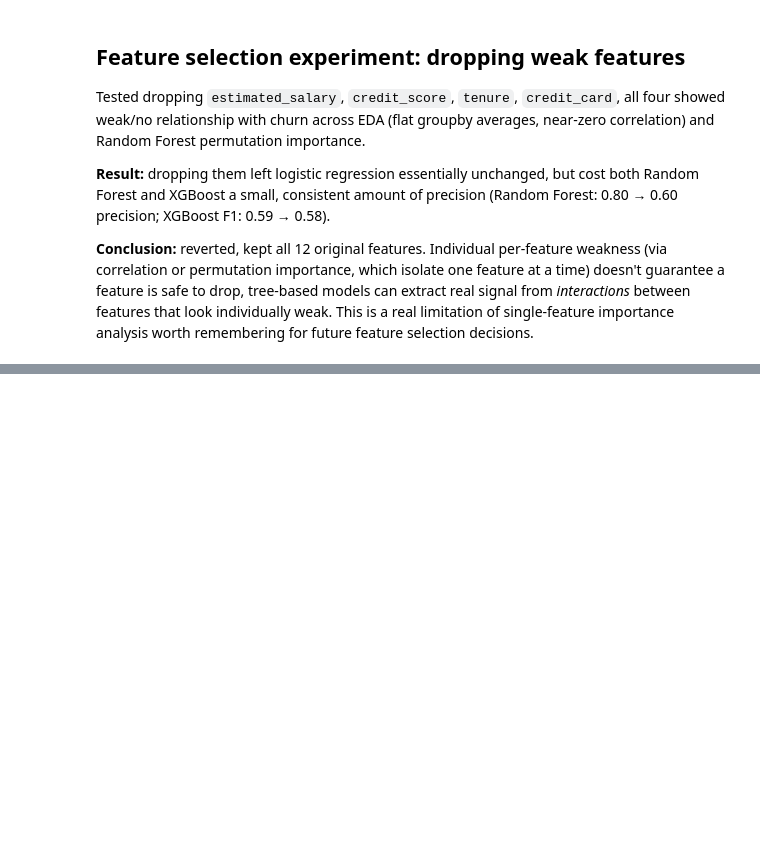
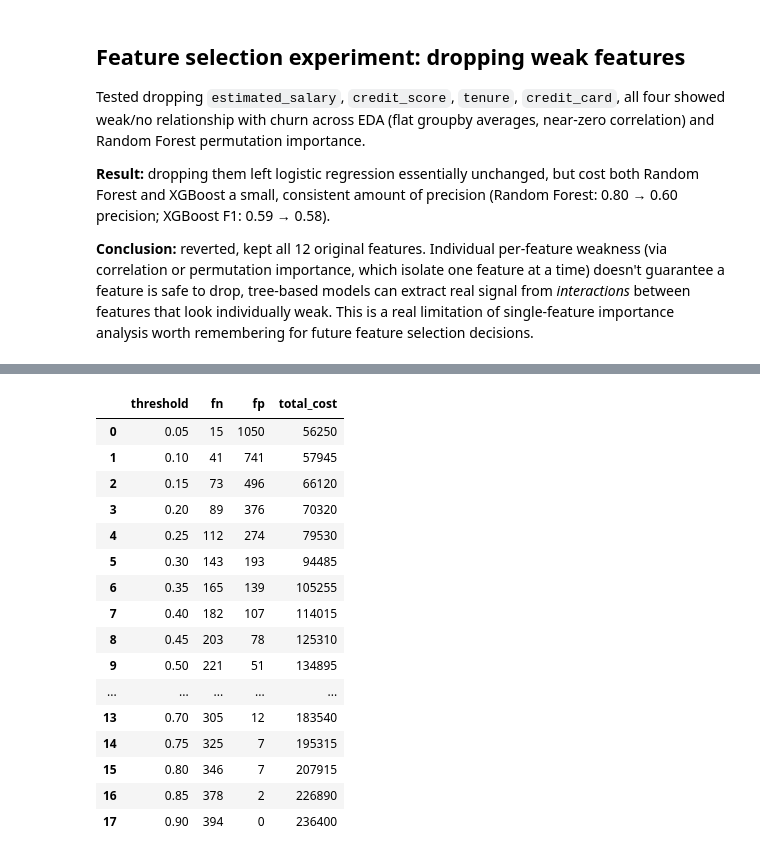
Before and after one commit to Hamza-H-Memon/CustomerIQ, a Jupyter notebook: notebooks/modeling.ipynb, the cells around one changed output, grey strips where cells are left out. Cells and saved outputs as stored; diff of their text form; code cells hidden in the pictures; blank space fills up the shorter version.

```diff
--- a/notebooks/modeling.ipynb
+++ b/notebooks/modeling.ipynb
@@ -259,0 +322,20 @@ single-feature importance analysis worth remembering for future feature selectio
+# %%
+find_best_threshold(rf_model, X_test, y_test)
+# %% [output]
+|  | threshold | fn | fp | total_cost |
+| 0 | 0.05 | 15 | 1050 | 56250 |
+| 1 | 0.10 | 41 | 741 | 57945 |
+| 2 | 0.15 | 73 | 496 | 66120 |
+| 3 | 0.20 | 89 | 376 | 70320 |
+| 4 | 0.25 | 112 | 274 | 79530 |
+| 5 | 0.30 | 143 | 193 | 94485 |
+| 6 | 0.35 | 165 | 139 | 105255 |
+| 7 | 0.40 | 182 | 107 | 114015 |
+| 8 | 0.45 | 203 | 78 | 125310 |
+| 9 | 0.50 | 221 | 51 | 134895 |
+| ... | ... | ... | ... | ... |
+| 13 | 0.70 | 305 | 12 | 183540 |
+| 14 | 0.75 | 325 | 7 | 195315 |
+| 15 | 0.80 | 346 | 7 | 207915 |
+| 16 | 0.85 | 378 | 2 | 226890 |
+| 17 | 0.90 | 394 | 0 | 236400 |
```
Also changed, not shown: parts of 16 cells of this notebook.
